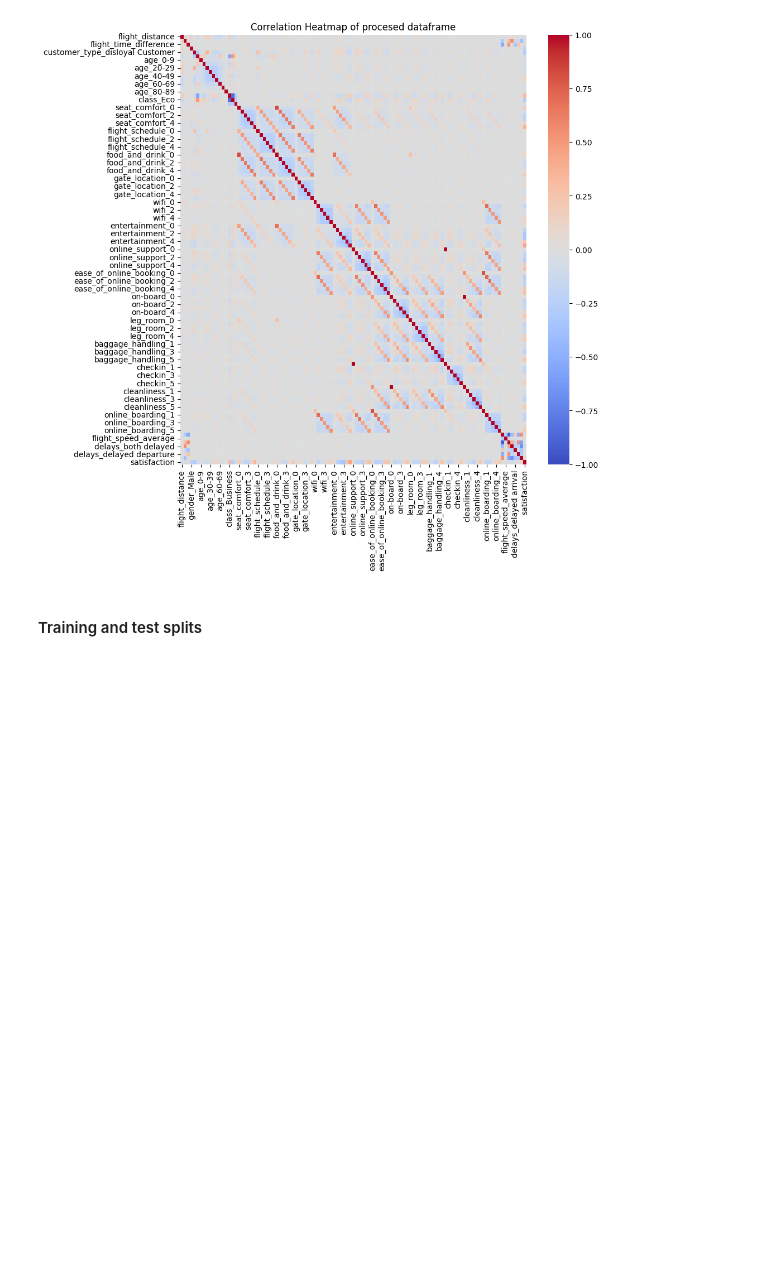
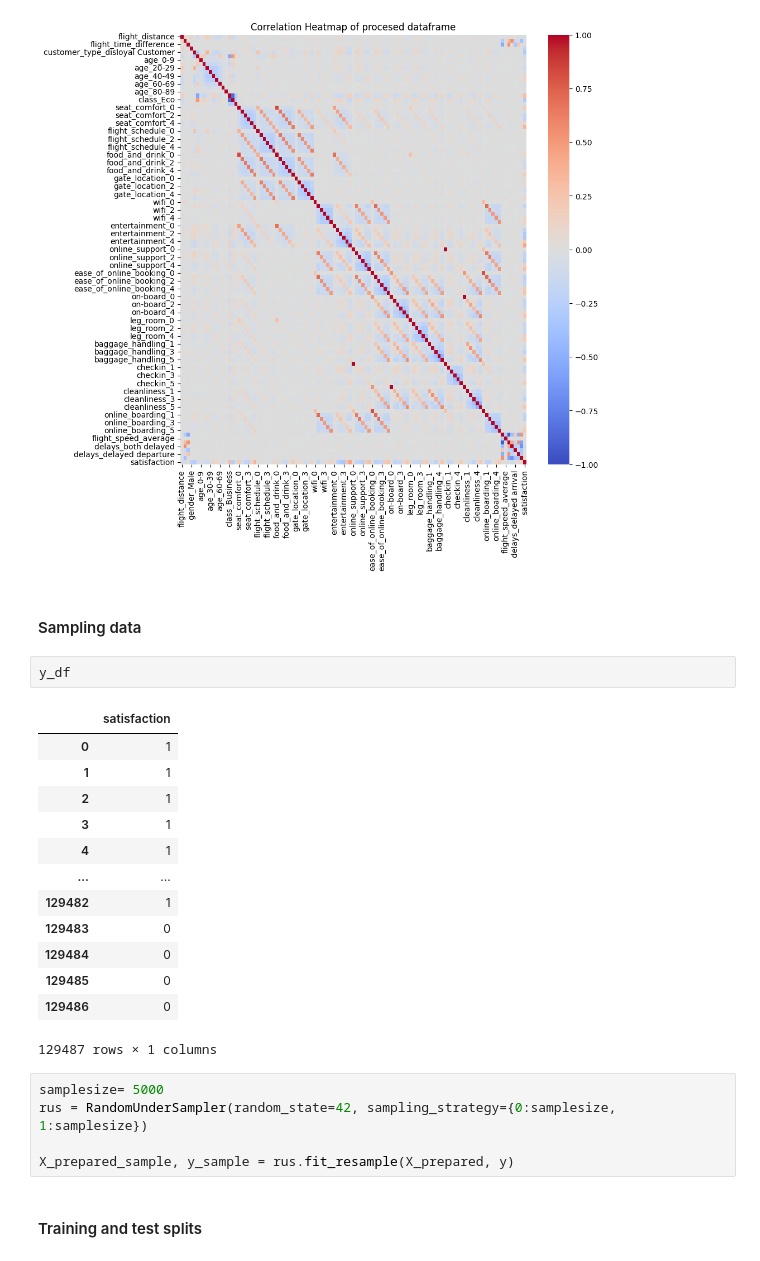
Before and after one commit to Lughaidh-w/Airline-Customer-Satisfaction, a Jupyter notebook: CA1.ipynb, the cells around one changed output. Drawn from its saved outputs; the diff is of its cells as text; blank space fills up the shorter version.

```diff
--- a/CA1.ipynb
+++ b/CA1.ipynb
@@ -697,6 +698,29 @@ plt.show()
 # %% [output]
 correlation shape: (109, 109)
 [figure]
+# %% [markdown]
+#### Sampling data
+# %%
+y_df
+# %% [output]
+|  | satisfaction |
+| 0 | 1 |
+| 1 | 1 |
+| 2 | 1 |
+| 3 | 1 |
+| 4 | 1 |
+| ... | ... |
+| 129482 | 1 |
+| 129483 | 0 |
+| 129484 | 0 |
+| 129485 | 0 |
+| 129486 | 0 |
+129487 rows × 1 columns
+# %%
+samplesize= 5000
+rus = RandomUnderSampler(random_state=42, sampling_strategy={0:samplesize, 1:samplesize})
+
+X_prepared_sample, y_sample = rus.fit_resample(X_prepared, y)
 # %% [markdown]
 #### Training and test splits
 # %%
```
Also changed, not shown: parts of 33 cells of this notebook, 1 other file.
